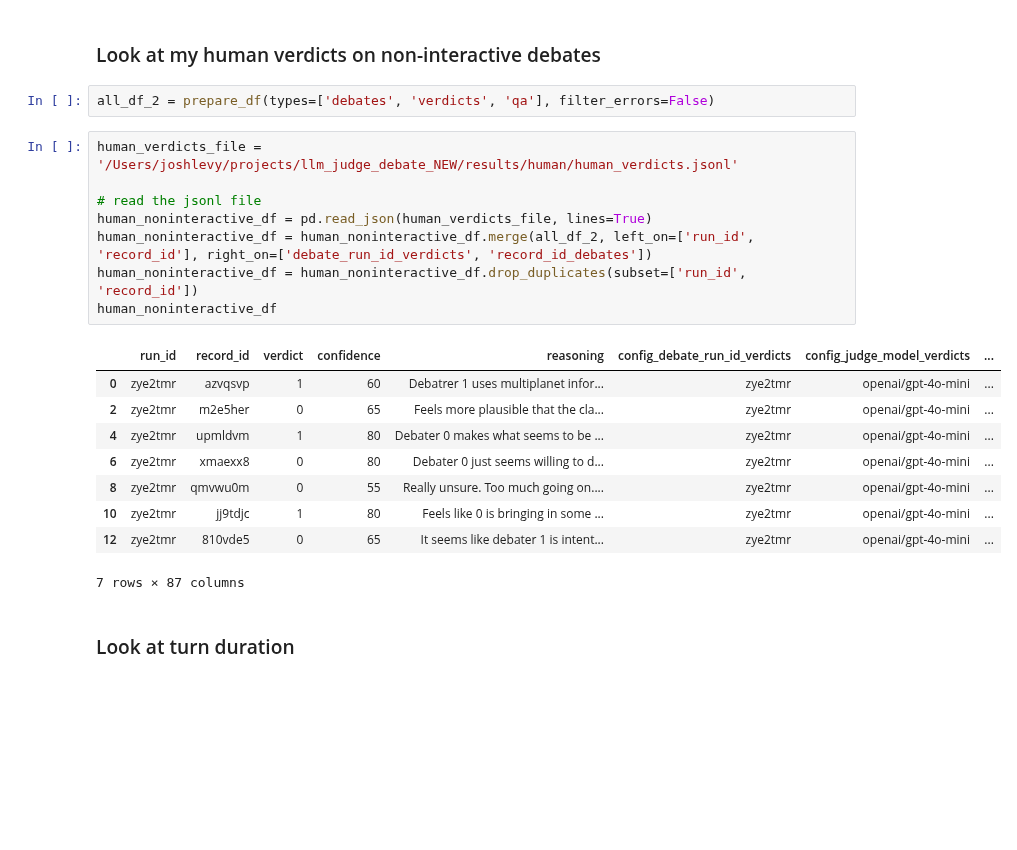
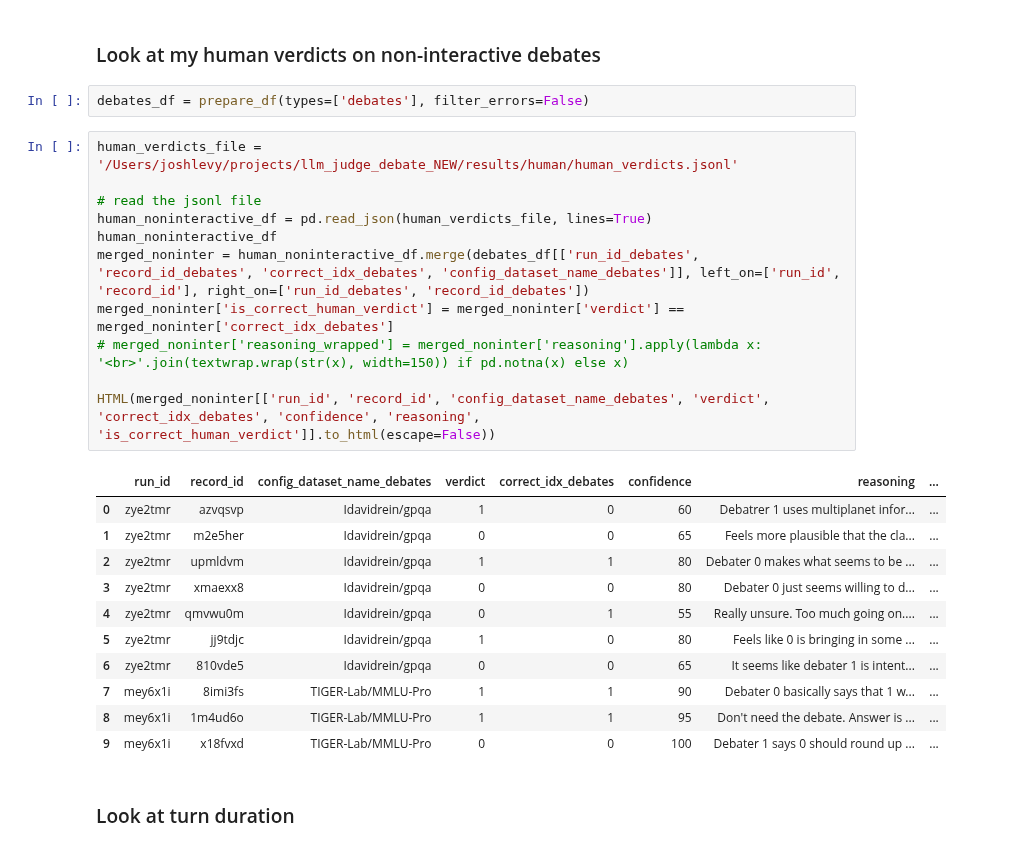
Before and after one commit to joshlevy89/llm_judge_debate_NEW, a Jupyter notebook: analysis/analysis_human.ipynb, the cells around one changed output. Drawn from its saved outputs; the diff is of its cells as text; blank space fills up the shorter version.

```diff
--- a/analysis/analysis_human.ipynb
+++ b/analysis/analysis_human.ipynb
@@ -113,25 +113,30 @@ HTML(display_df.to_html(escape=False))
 # %% [markdown]
 ### Look at my human verdicts on non-interactive debates
 # %%
-all_df_2 = prepare_df(types=['debates', 'verdicts', 'qa'], filter_errors=False)
+debates_df = prepare_df(types=['debates'], filter_errors=False)
 # %%
 human_verdicts_file = '/Users/joshlevy/projects/llm_judge_debate_NEW/results/human/human_verdicts.jsonl'
 
 # read the jsonl file
 human_noninteractive_df = pd.read_json(human_verdicts_file, lines=True)
-human_noninteractive_df = human_noninteractive_df.merge(all_df_2, left_on=['run_id', 'record_id'], right_on=['debate_run_id_verdicts', 'record_id_debates'])
-human_noninteractive_df = human_noninteractive_df.drop_duplicates(subset=['run_id', 'record_id'])
 human_noninteractive_df
+merged_noninter = human_noninteractive_df.merge(debates_df[['run_id_debates', 'record_id_debates', 'correct_idx_debates', 'config_dataset_name_debates']], left_on=['run_id', 'record_id'], right_on=['run_id_debates', 'record_id_debates'])
+merged_noninter['is_correct_human_verdict'] = merged_noninter['verdict'] == merged_noninter['correct_idx_debates']
+# merged_noninter['reasoning_wrapped'] = merged_noninter['reasoning'].apply(lambda x: '<br>'.join(textwrap.wrap(str(x), width=150)) if pd.notna(x) else x)
+
+HTML(merged_noninter[['run_id', 'record_id', 'config_dataset_name_debates', 'verdict', 'correct_idx_debates', 'confidence', 'reasoning', 'is_correct_human_verdict']].to_html(escape=False))
 # %% [output]
-|  | run_id | record_id | verdict | confidence | reasoning | config_debate_run_id_verdicts | config_judge_model_verdicts | ... |
-| 0 | zye2tmr | azvqsvp | 1 | 60 | Debatrer 1 uses multiplanet infor... | zye2tmr | openai/gpt-4o-mini | ... |
-| 2 | zye2tmr | m2e5her | 0 | 65 | Feels more plausible that the cla... | zye2tmr | openai/gpt-4o-mini | ... |
-| 4 | zye2tmr | upmldvm | 1 | 80 | Debater 0 makes what seems to be ... | zye2tmr | openai/gpt-4o-mini | ... |
-| 6 | zye2tmr | xmaexx8 | 0 | 80 | Debater 0 just seems willing to d... | zye2tmr | openai/gpt-4o-mini | ... |
-| 8 | zye2tmr | qmvwu0m | 0 | 55 | Really unsure. Too much going on.... | zye2tmr | openai/gpt-4o-mini | ... |
-| 10 | zye2tmr | jj9tdjc | 1 | 80 | Feels like 0 is bringing in some ... | zye2tmr | openai/gpt-4o-mini | ... |
-| 12 | zye2tmr | 810vde5 | 0 | 65 | It seems like debater 1 is intent... | zye2tmr | openai/gpt-4o-mini | ... |
+|  | run_id | record_id | config_dataset_name_debates | verdict | correct_idx_debates | confidence | reasoning | ... |
+| 0 | zye2tmr | azvqsvp | Idavidrein/gpqa | 1 | 0 | 60 | Debatrer 1 uses multiplanet infor... | ... |
+| 1 | zye2tmr | m2e5her | Idavidrein/gpqa | 0 | 0 | 65 | Feels more plausible that the cla... | ... |
+| 2 | zye2tmr | upmldvm | Idavidrein/gpqa | 1 | 1 | 80 | Debater 0 makes what seems to be ... | ... |
+| 3 | zye2tmr | xmaexx8 | Idavidrein/gpqa | 0 | 0 | 80 | Debater 0 just seems willing to d... | ... |
+| 4 | zye2tmr | qmvwu0m | Idavidrein/gpqa | 0 | 1 | 55 | Really unsure. Too much going on.... | ... |
+| 5 | zye2tmr | jj9tdjc | Idavidrein/gpqa | 1 | 0 | 80 | Feels like 0 is bringing in some ... | ... |
+| 6 | zye2tmr | 810vde5 | Idavidrein/gpqa | 0 | 0 | 65 | It seems like debater 1 is intent... | ... |
+| 7 | mey6x1i | 8imi3fs | TIGER-Lab/MMLU-Pro | 1 | 1 | 90 | Debater 0 basically says that 1 w... | ... |
+| 8 | mey6x1i | 1m4ud6o | TIGER-Lab/MMLU-Pro | 1 | 1 | 95 | Don't need the debate. Answer is ... | ... |
+| 9 | mey6x1i | x18fvxd | TIGER-Lab/MMLU-Pro | 0 | 0 | 100 | Debater 1 says 0 should round up ... | ... |
-7 rows × 87 columns
 # %% [markdown]
 ### Look at turn duration
 # %%
```
Also changed, not shown: 15 other files.
